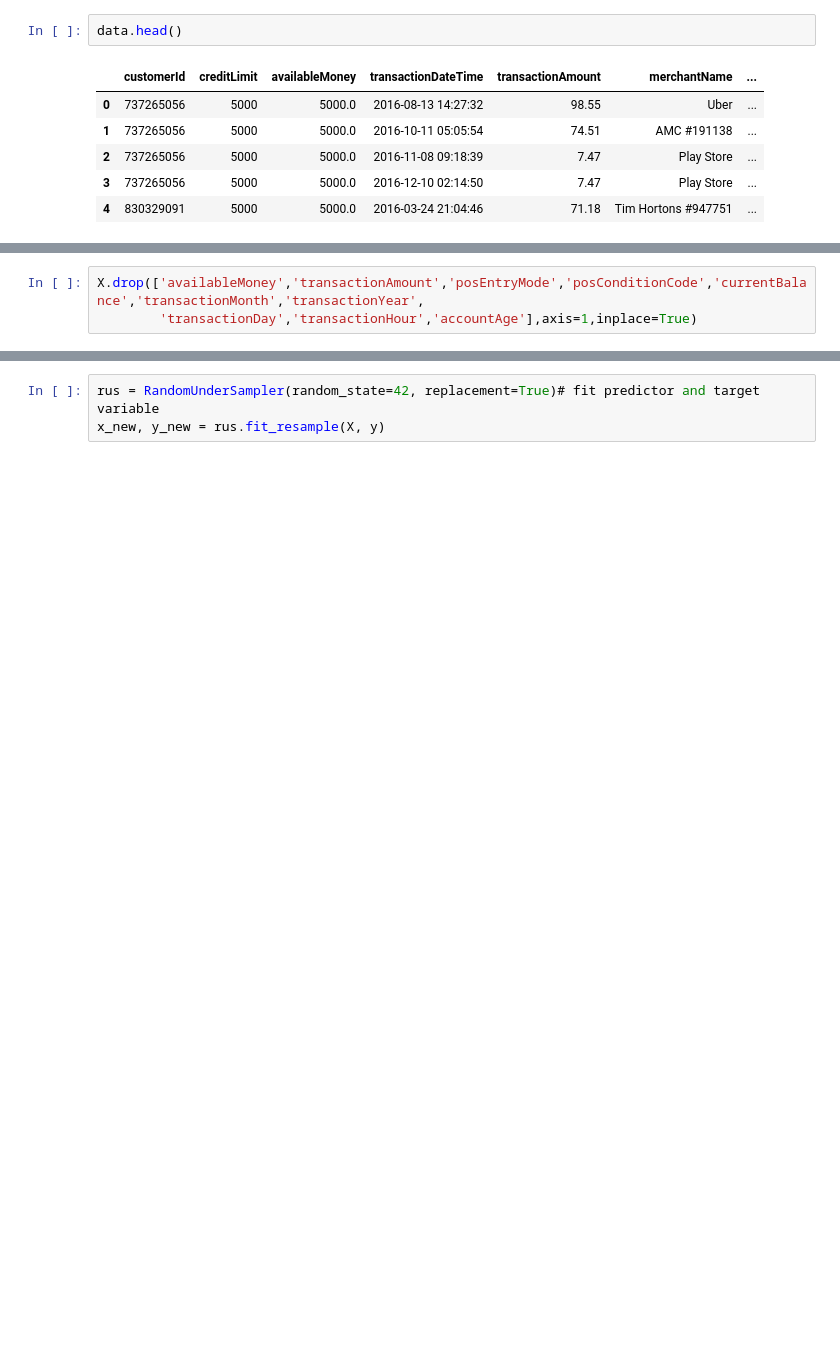
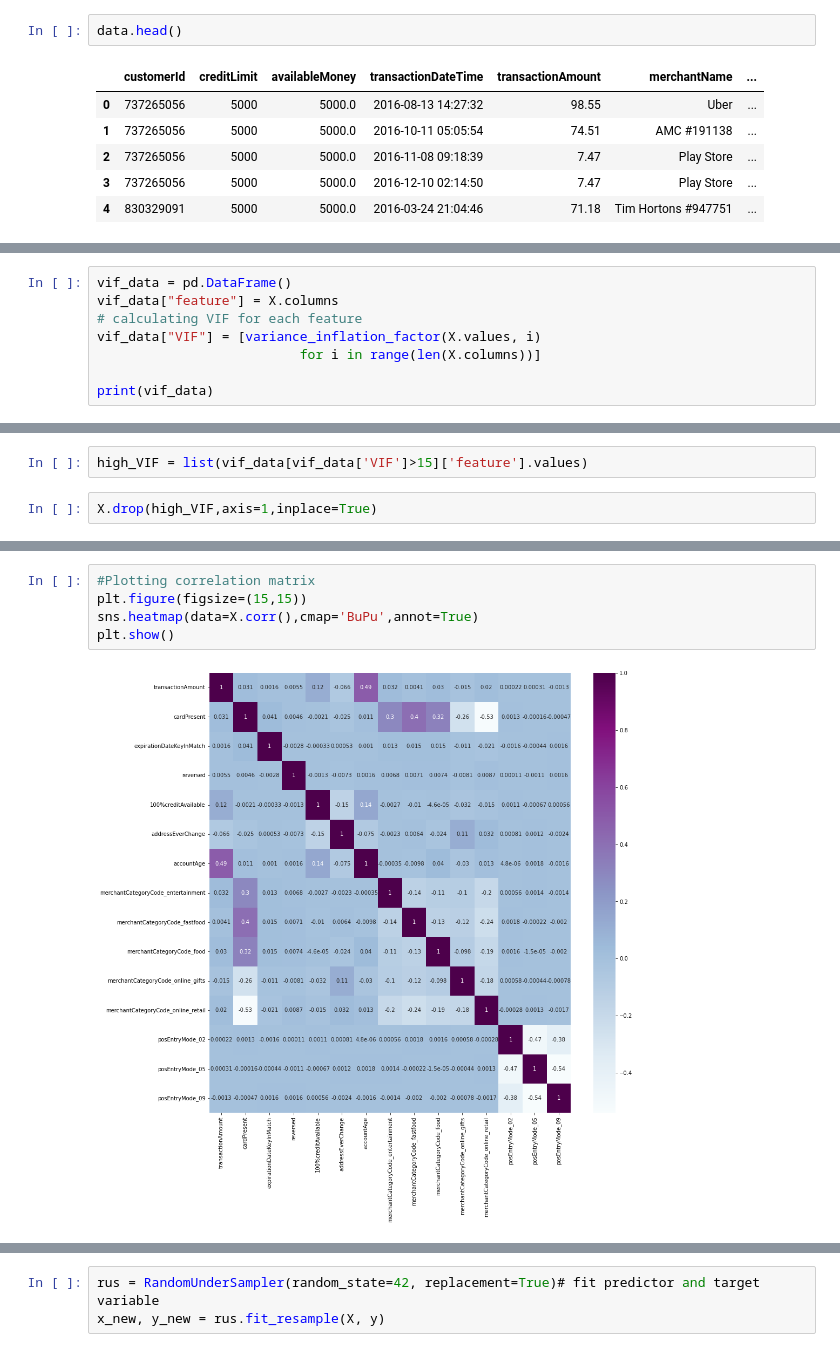
Before and after one commit to pranjaliy/CapitalOne-DS, a Jupyter notebook: Part B (Feature Engineering and Model Building).ipynb, the cells around one changed output, grey strips where cells are left out. Saved outputs shown, nothing was run; the diff lists cells and outputs as text; blank space fills up the shorter version.

```diff
--- a/Part B (Feature Engineering and Model Building).ipynb
+++ b/Part B (Feature Engineering and Model Building).ipynb
@@ -628,0 +487,8 @@ X=data.drop(['isFraud'],axis=1)
+# %%
+vif_data = pd.DataFrame()
+vif_data["feature"] = X.columns
+# calculating VIF for each feature
+vif_data["VIF"] = [variance_inflation_factor(X.values, i)
+                          for i in range(len(X.columns))]
+
+print(vif_data)
@@ -629,3 +513,7 @@ X=data.drop(['isFraud'],axis=1)
+# %%
+high_VIF = list(vif_data[vif_data['VIF']>15]['feature'].values)
+# %%
+X.drop(high_VIF,axis=1,inplace=True)
 # %%
 X.columns
 # %% [output]
@@ -648,4 +526,8 @@ Index(['availableMoney', 'transactionAmount', 'posEntryMode',
       dtype='object')
-# %%
-X.drop(['availableMoney','transactionAmount','posEntryMode','posConditionCode','currentBalance','transactionMonth','transactionYear',
-        'transactionDay','transactionHour','accountAge'],axis=1,inplace=True)
+# %%
+#Plotting correlation matrix
+plt.figure(figsize=(15,15))
+sns.heatmap(data=X.corr(),cmap='BuPu',annot=True)
+plt.show()
+# %% [output]
+[figure, added]
```
Also changed, not shown: parts of 110 cells of this notebook, 1 other file.
